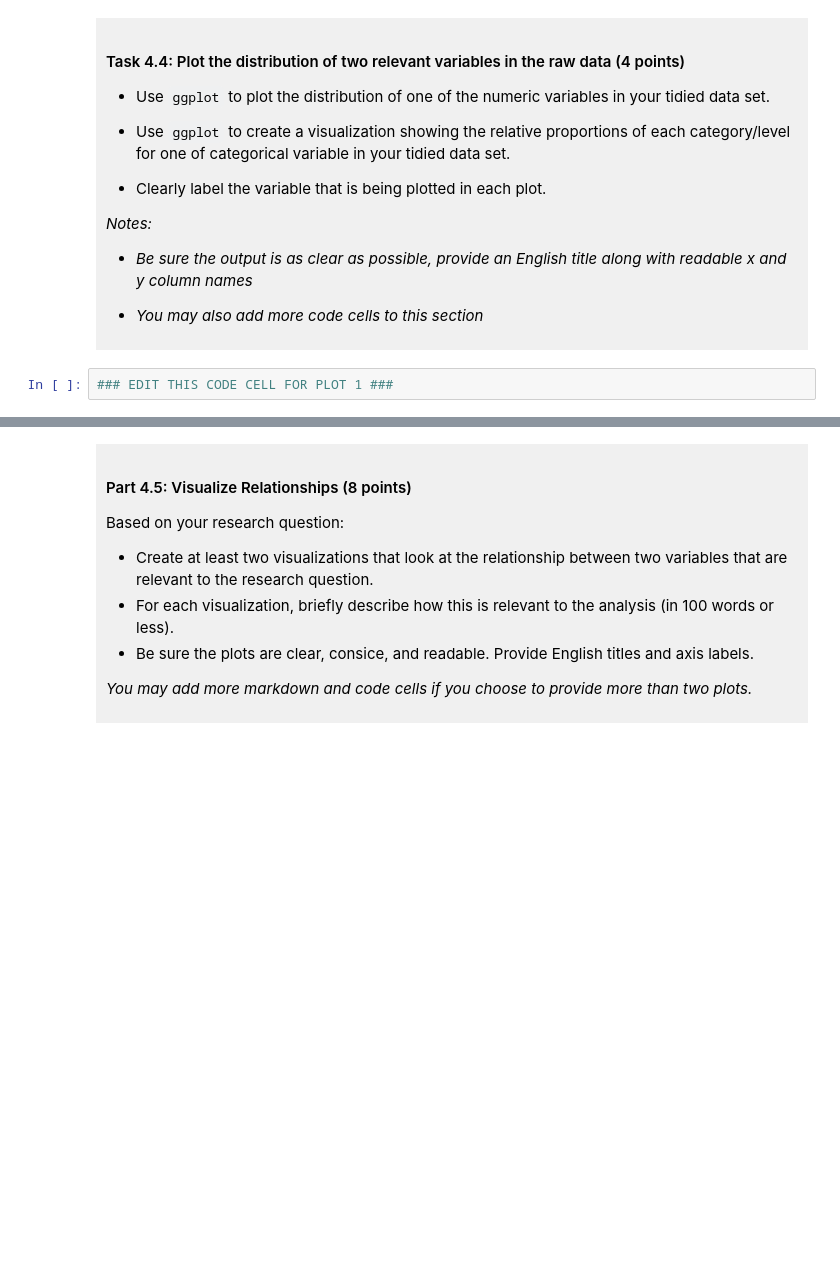
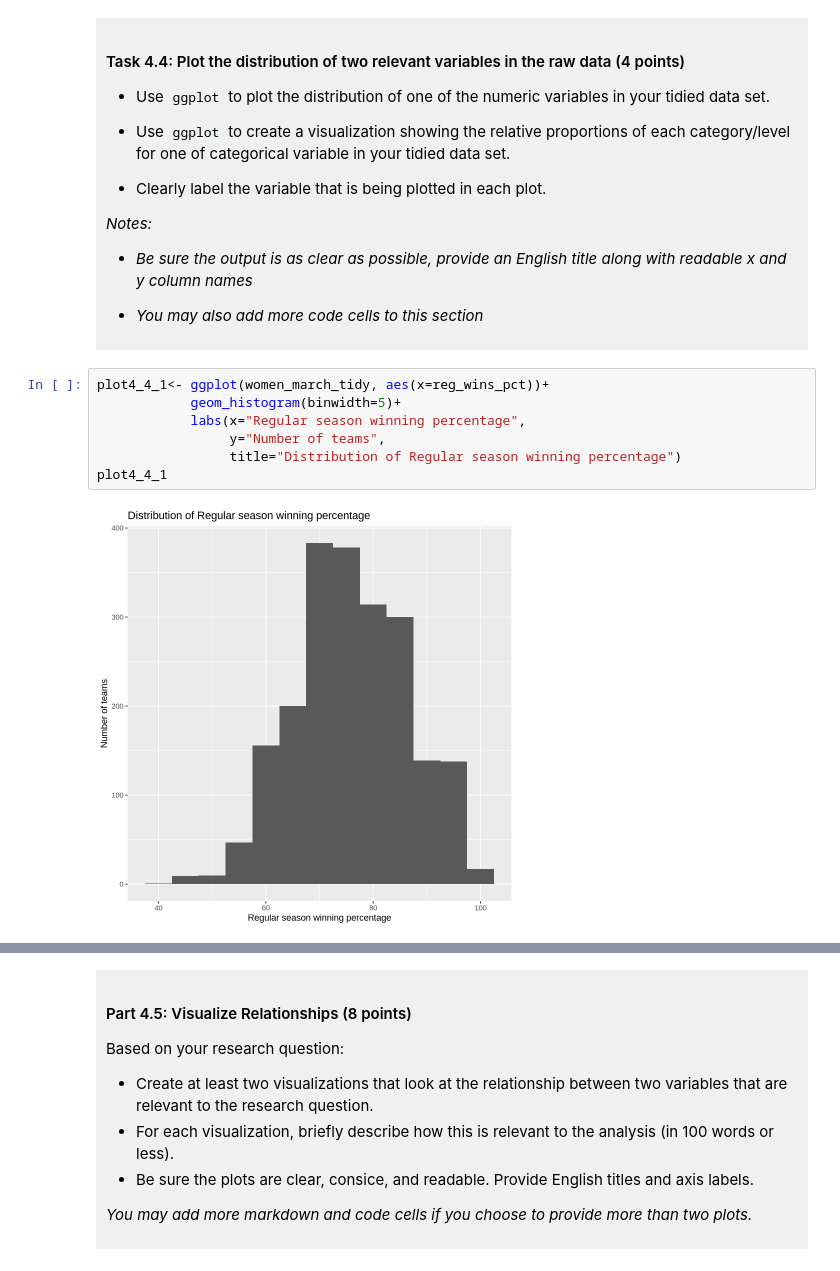
Before and after one commit to picklebowl/dsci-100-project-Mingjie-Zheng, a Jupyter notebook: dsci-100-project-notebook.ipynb, the cells around one changed output, grey strips where cells are left out. Drawn from its saved outputs; the diff is of its cells as text; blank space fills up the shorter version.

```diff
--- a/dsci-100-project-notebook.ipynb
+++ b/dsci-100-project-notebook.ipynb
@@ -287,5 +332,12 @@ You will refine your research question (if needed) and produce a tidy data set.
 
 </div>
 # %%
-### EDIT THIS CODE CELL FOR PLOT 1 ###
+plot4_4_1<- ggplot(women_march_tidy, aes(x=reg_wins_pct))+
+            geom_histogram(binwidth=5)+
+            labs(x="Regular season winning percentage",
+                 y="Number of teams",
+                 title="Distribution of Regular season winning percentage")
+plot4_4_1
+# %% [output]
+[figure, added]
 # %%
```
Also changed, not shown: parts of 10 cells of this notebook.
